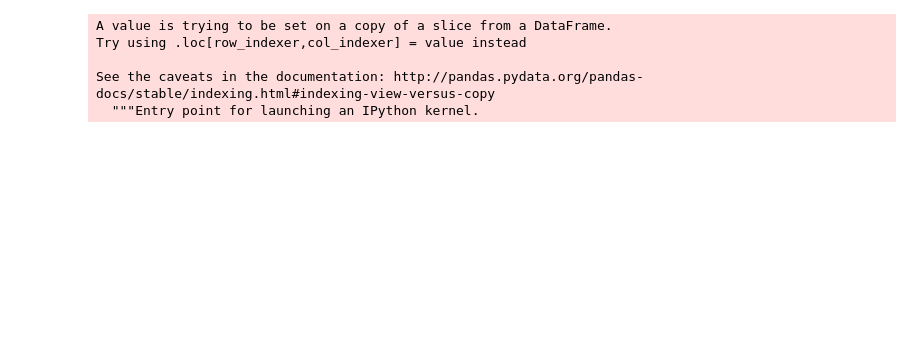
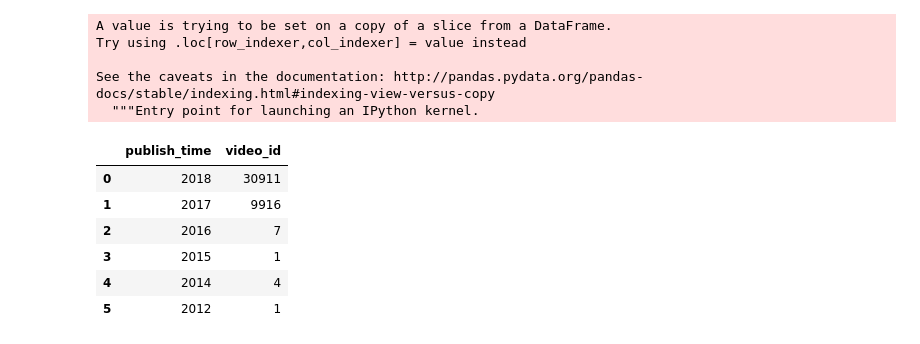
Before and after one commit to JinalRamolia/video-trending-analysis, a Jupyter notebook: youtube.ipynb, the cells around one changed output. Drawn from its saved outputs; the diff is of its cells as text; code cells hidden in the pictures; blank space fills up the shorter version.

```diff
--- a/youtube.ipynb
+++ b/youtube.ipynb
@@ -386,4 +386,15 @@ year=year.groupby('publish_time')['video_id'].count()
 # %%
 year=pd.DataFrame(year)
 # %%
-year=year.sort_values('publish_time',ascending)
+year=year.sort_values('publish_time',ascending=False)
+# %%
+year= year.reset_index()
+year.head(11)
+# %% [output]
+|  | publish_time | video_id |
+| 0 | 2018 | 30911 |
+| 1 | 2017 | 9916 |
+| 2 | 2016 | 7 |
+| 3 | 2015 | 1 |
+| 4 | 2014 | 4 |
+| 5 | 2012 | 1 |
```
Also changed, not shown: parts of 3 cells of this notebook.
